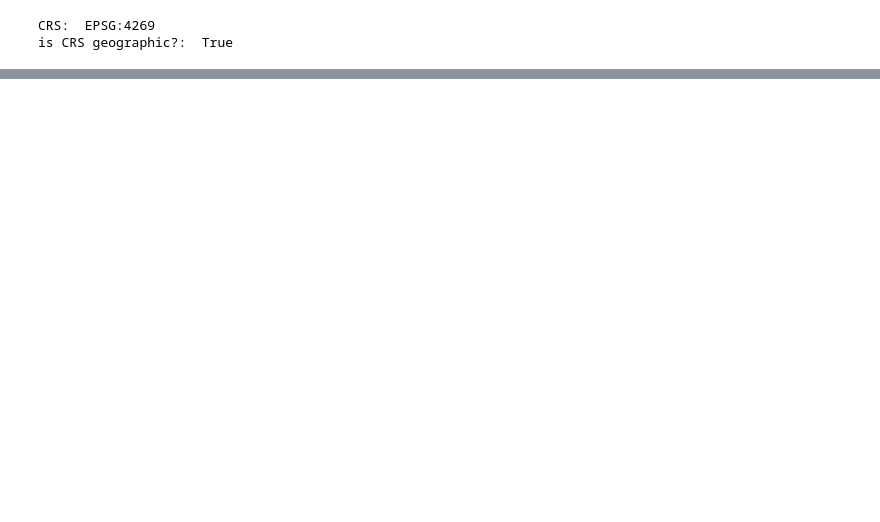
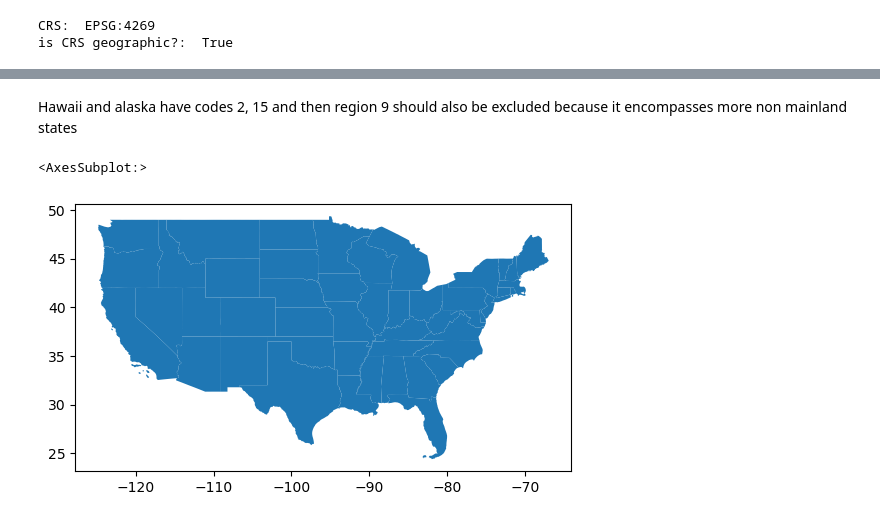
Before and after one commit to silkieMoth/eds220-2024-in-class, a Jupyter notebook: week5-csv-to-geodf.ipynb, the cells around one changed output, grey strips where cells are left out. Cells and saved outputs as stored; diff of their text form; code cells hidden in the pictures; blank space fills up the shorter version.

```diff
--- a/week5-csv-to-geodf.ipynb
+++ b/week5-csv-to-geodf.ipynb
@@ -68,0 +155,10 @@ AttributeError: module 'fiona' has no attribute 'path'
+# %% [markdown]
+Hawaii and alaska have codes 2, 15 and then region 9 should also be excluded because it encompasses more non mainland states
+# %%
+# select contiguous US states
+contiguous = states[ (states.region != 9) & (~states.statefp.isin([2, 15])) ]
+
+contiguous.plot()
+# %% [output]
+<AxesSubplot:>
+[figure, added]
```
Also changed, not shown: parts of 26 cells of this notebook.
